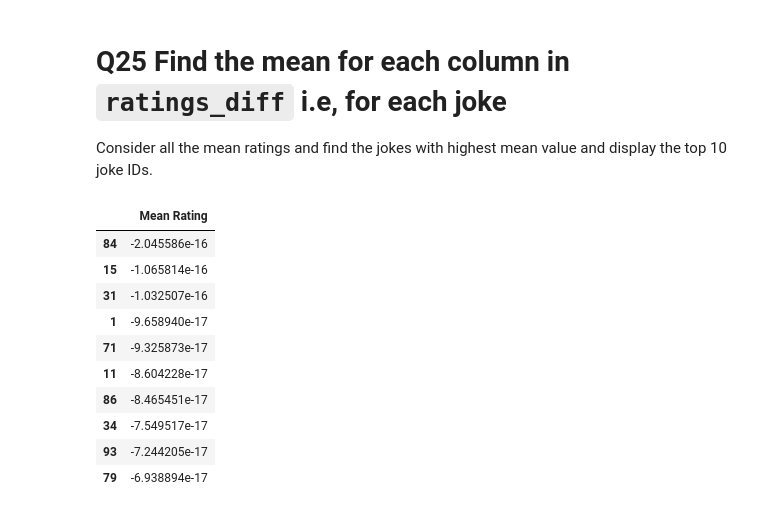
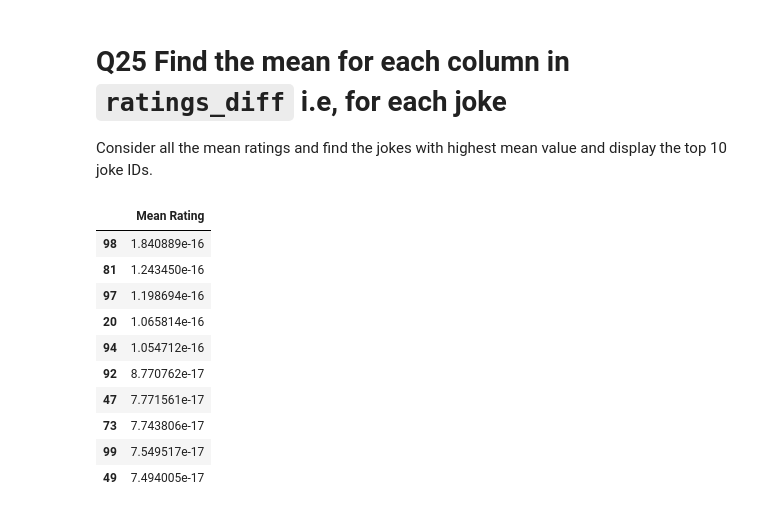
Before and after one commit to Malaratgithub/Machine-Learning-Python, a Jupyter notebook: R5/Internal/R5_Internal_Lab_PCA_CBRS_PBRS.ipynb, the cells around one changed output. Cells and saved outputs as stored; diff of their text form; code cells hidden in the pictures.

```diff
--- a/R5/Internal/R5_Internal_Lab_PCA_CBRS_PBRS.ipynb
+++ b/R5/Internal/R5_Internal_Lab_PCA_CBRS_PBRS.ipynb
@@ -516,16 +516,17 @@ ratings_diff = sc.fit_transform(ratings)
 # Q25  Find the mean for each column  in `ratings_diff` i.e, for each joke
 Consider all the mean ratings and find the jokes with highest mean value and display the top 10 joke IDs.
 # %%
-pd.DataFrame(pd.DataFrame(ratings_diff).mean(), columns=['Mean Rating']).sort_values(by='Mean Rating').head(10)
+pd.DataFrame(pd.DataFrame(ratings_diff).mean(), columns=['Mean Rating']).sort_values(by='Mean Rating',
+                                                                                     ascending=False).head(10)
 # %% [output]
 |  | Mean Rating |
-| 84 | -2.045586e-16 |
-| 15 | -1.065814e-16 |
-| 31 | -1.032507e-16 |
-| 1 | -9.658940e-17 |
-| 71 | -9.325873e-17 |
-| 11 | -8.604228e-17 |
-| 86 | -8.465451e-17 |
-| 34 | -7.549517e-17 |
-| 93 | -7.244205e-17 |
-| 79 | -6.938894e-17 |
+| 98 | 1.840889e-16 |
+| 81 | 1.243450e-16 |
+| 97 | 1.198694e-16 |
+| 20 | 1.065814e-16 |
+| 94 | 1.054712e-16 |
+| 92 | 8.770762e-17 |
+| 47 | 7.771561e-17 |
+| 73 | 7.743806e-17 |
+| 99 | 7.549517e-17 |
+| 49 | 7.494005e-17 |
```
Also changed, not shown: parts of 1 cell of this notebook.
